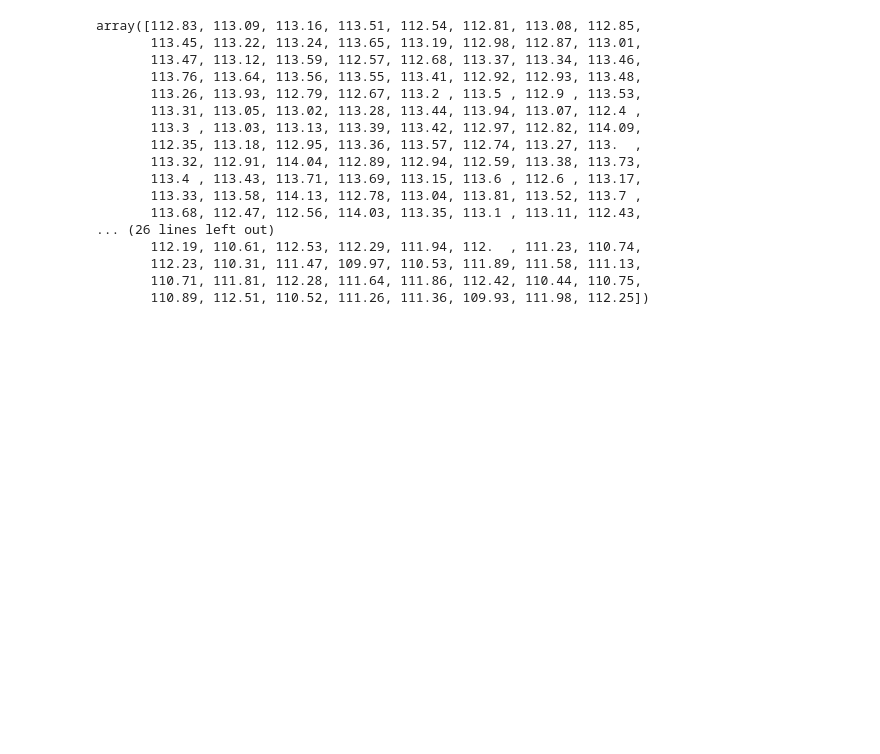
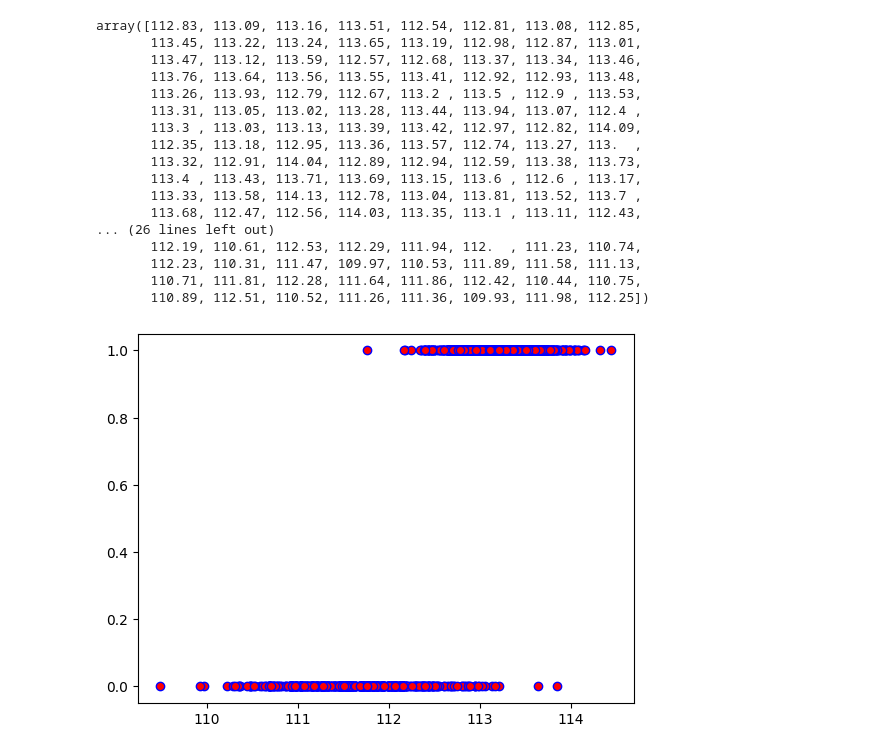
Before and after one commit to shakshi-k/My_projects, a Jupyter notebook: knn_model(fake_bills).ipynb, the cells around one changed output. Drawn from its saved outputs; the diff is of its cells as text; code cells hidden in the pictures; blank space fills up the shorter version.

```diff
--- a/knn_model(fake_bills).ipynb
+++ b/knn_model(fake_bills).ipynb
@@ -84,3 +84,8 @@ from sklearn.metrics import accuracy_score
 # %%
 X = df.drop(columns='is_genuine')
 y = df['is_genuine']
+# %%
+plt.scatter(df['length'], df['is_genuine'],color = 'r', edgecolors= 'b')
+plt.show()
+# %% [output]
+[figure, added]
```
Also changed, not shown: parts of 5 cells of this notebook.
